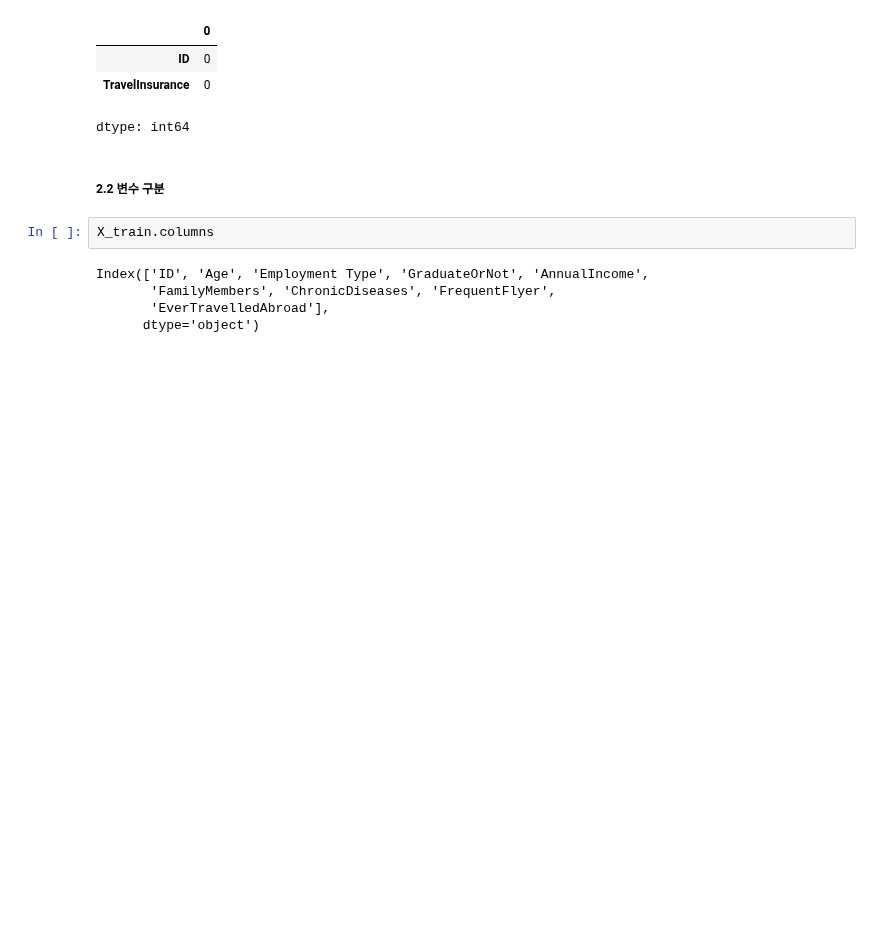
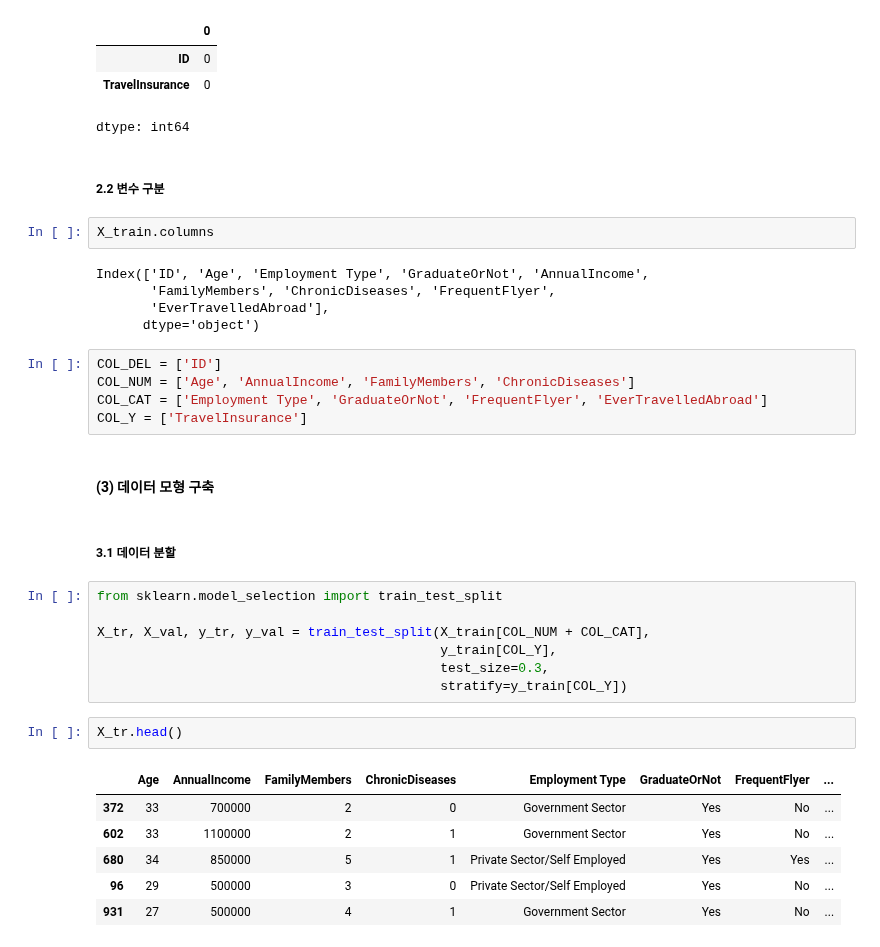
Before and after one commit to va4756/yemoon_bigdata_test, a Jupyter notebook: bigdata_예문_실전문제_example2.ipynb, the cells around one changed output. Saved outputs shown, nothing was run; the diff lists cells and outputs as text; blank space fills up the shorter version.

```diff
--- a/bigdata_예문_실전문제_example2.ipynb
+++ b/bigdata_예문_실전문제_example2.ipynb
@@ -854,3 +854,28 @@ Index(['ID', 'Age', 'Employment Type', 'GraduateOrNot', 'AnnualIncome',
        'FamilyMembers', 'ChronicDiseases', 'FrequentFlyer',
        'EverTravelledAbroad'],
       dtype='object')
+# %%
+COL_DEL = ['ID']
+COL_NUM = ['Age', 'AnnualIncome', 'FamilyMembers', 'ChronicDiseases']
+COL_CAT = ['Employment Type', 'GraduateOrNot', 'FrequentFlyer', 'EverTravelledAbroad']
+COL_Y = ['TravelInsurance']
+# %% [markdown]
+#### (3) 데이터 모형 구축
+# %% [markdown]
+##### 3.1 데이터 분할
+# %%
+from sklearn.model_selection import train_test_split
+
+X_tr, X_val, y_tr, y_val = train_test_split(X_train[COL_NUM + COL_CAT],
+                                            y_train[COL_Y],
+                                            test_size=0.3,
+                                            stratify=y_train[COL_Y])
+# %%
+X_tr.head()
+# %% [output]
+|  | Age | AnnualIncome | FamilyMembers | ChronicDiseases | Employment Type | GraduateOrNot | FrequentFlyer | ... |
+| 372 | 33 | 700000 | 2 | 0 | Government Sector | Yes | No | ... |
+| 602 | 33 | 1100000 | 2 | 1 | Government Sector | Yes | No | ... |
+| 680 | 34 | 850000 | 5 | 1 | Private Sector/Self Employed | Yes | Yes | ... |
+| 96 | 29 | 500000 | 3 | 0 | Private Sector/Self Employed | Yes | No | ... |
+| 931 | 27 | 500000 | 4 | 1 | Government Sector | Yes | No | ... |
```
Also changed, not shown: parts of 38 cells of this notebook.
